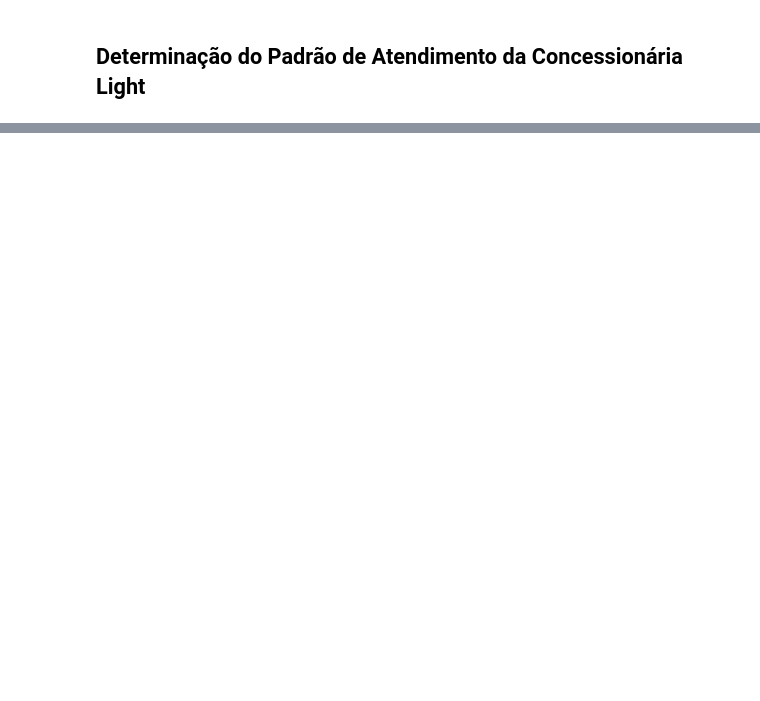
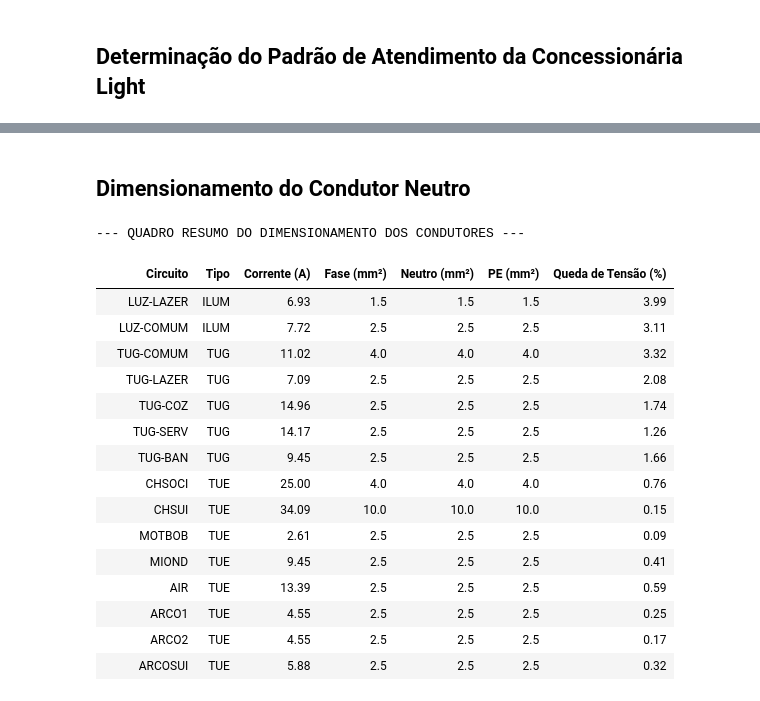
Before and after one commit to emotta3/Instalacoes, a Jupyter notebook: Trabalho/Trabalho_Inst.ipynb, the cells around one changed output, grey strips where cells are left out. Drawn from its saved outputs; the diff is of its cells as text; code cells hidden in the pictures; blank space fills up the shorter version.

```diff
--- a/Trabalho/Trabalho_Inst.ipynb
+++ b/Trabalho/Trabalho_Inst.ipynb
@@ -1359,0 +1890,60 @@ display(df_resumo_circuitos)
+# %% [markdown]
+## Dimensionamento do Condutor Neutro
+# %%
+dados_dimensionamento_final = []
+X_QDC, Y_QDC, Z_QDC = 5.5, 4.5, 1.4
+
+for circuito in circuitos_projeto:
+    # 1. Dimensionamento pela Ampacidade (Critério 2)
+    res_amp = circuito.calcular_secao_dimensionada(temp_ambiente=30, agrupamento=2)
+    secao_pela_ampacidade = res_amp["secao_final"]
+
+    # 2. Verificação de Queda de Tensão com garantia do limite térmico (Critério 3)
+    res_queda = circuito.calcular_secao_queda_tensao_otimizada(
+        secao_ampacidade=secao_pela_ampacidade,
+        x_qdc=X_QDC, y_qdc=Y_QDC, z_qdc=Z_QDC,
+        delta_v_adm_pct=4.0
+    )
+
+    secao_fase_adotada = res_queda["secao_comercial_final"]
+
+    # 3. Dimensionamento do Neutro e PE
+    eh_trifasico = (circuito.tensao > 127)
+    secao_neutro = circuito.calcular_secao_neutro(secao_fase=secao_fase_adotada, circuito_trifasico=eh_trifasico)
+    secao_pe = circuito.calcular_secao_pe(secao_fase=secao_fase_adotada)
+
+    # 4. Inserção no Relatório Consolidado
+    dados_dimensionamento_final.append({
+        "Circuito": circuito.nome,
+        "Tipo": circuito.tipo,
+        "Corrente (A)": res_queda["corrente_projeto_a"],
+        "Fase (mm²)": secao_fase_adotada,
+        "Neutro (mm²)": secao_neutro,
+        "PE (mm²)": secao_pe,
+        "Queda de Tensão (%)": res_queda["queda_tensao_real_pct"]
+    })
+
+# Geração da Tabela Final no Pandas
+df_dimensionamento_final = pd.DataFrame(dados_dimensionamento_final)
+df_dimensionamento_final.index = [''] * len(df_dimensionamento_final)
+
+print("--- QUADRO RESUMO DO DIMENSIONAMENTO DOS CONDUTORES ---")
+display(df_dimensionamento_final)
+# %% [output]
+--- QUADRO RESUMO DO DIMENSIONAMENTO DOS CONDUTORES ---
+|  | Circuito | Tipo | Corrente (A) | Fase (mm²) | Neutro (mm²) | PE (mm²) | Queda de Tensão (%) |
+|  | LUZ-LAZER | ILUM | 6.93 | 1.5 | 1.5 | 1.5 | 3.99 |
+|  | LUZ-COMUM | ILUM | 7.72 | 2.5 | 2.5 | 2.5 | 3.11 |
+|  | TUG-COMUM | TUG | 11.02 | 4.0 | 4.0 | 4.0 | 3.32 |
+|  | TUG-LAZER | TUG | 7.09 | 2.5 | 2.5 | 2.5 | 2.08 |
+|  | TUG-COZ | TUG | 14.96 | 2.5 | 2.5 | 2.5 | 1.74 |
+|  | TUG-SERV | TUG | 14.17 | 2.5 | 2.5 | 2.5 | 1.26 |
+|  | TUG-BAN | TUG | 9.45 | 2.5 | 2.5 | 2.5 | 1.66 |
+|  | CHSOCI | TUE | 25.00 | 4.0 | 4.0 | 4.0 | 0.76 |
+|  | CHSUI | TUE | 34.09 | 10.0 | 10.0 | 10.0 | 0.15 |
+|  | MOTBOB | TUE | 2.61 | 2.5 | 2.5 | 2.5 | 0.09 |
+|  | MIOND | TUE | 9.45 | 2.5 | 2.5 | 2.5 | 0.41 |
+|  | AIR | TUE | 13.39 | 2.5 | 2.5 | 2.5 | 0.59 |
+|  | ARCO1 | TUE | 4.55 | 2.5 | 2.5 | 2.5 | 0.25 |
+|  | ARCO2 | TUE | 4.55 | 2.5 | 2.5 | 2.5 | 0.17 |
+|  | ARCOSUI | TUE | 5.88 | 2.5 | 2.5 | 2.5 | 0.32 |
```
Also changed, not shown: parts of 23 cells of this notebook.
